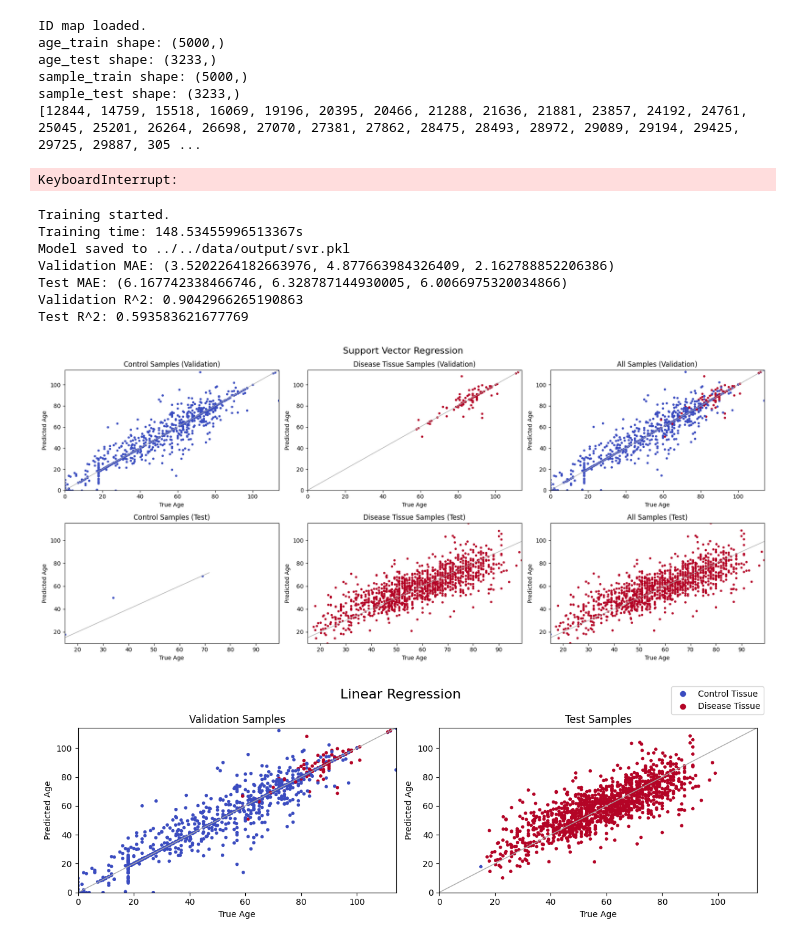
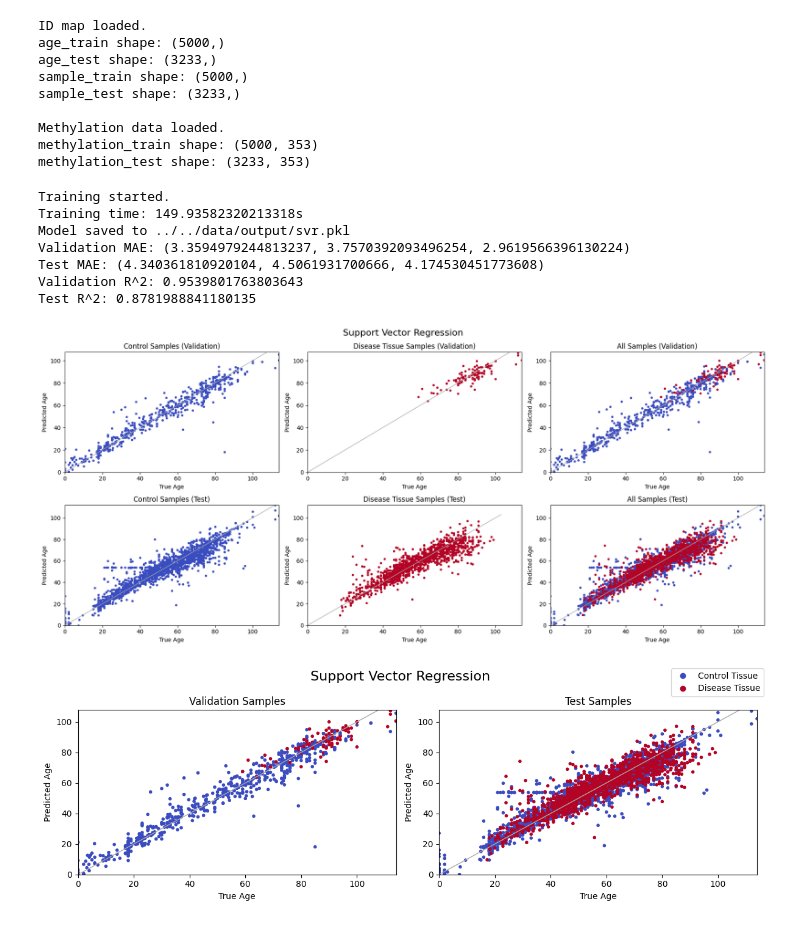
Before and after one commit to praneethuppari/cs4824_project, a Jupyter notebook: src/models_final/svr.ipynb, the cells around one changed output. Saved outputs shown, nothing was run; the diff lists cells and outputs as text; code cells hidden in the pictures.

Commit message:
New models

```diff
--- a/src/models_final/svr.ipynb
+++ b/src/models_final/svr.ipynb
@@ -101,23 +101,16 @@ print("sample_train shape:", sample_train.shape)
 print("sample_test shape:",sample_test.shape)
 
 # Load methylation data
-with open(indices_levine_dir, 'rb') as indices_levine_file:
-    indices_levine = pickle.load(indices_levine_file)
+# with open(indices_levine_dir, 'rb') as indices_levine_file:
+#     indices_levine = pickle.load(indices_levine_file)
 
 with open(indices_hovarth_dir, 'rb') as indices_hovarth_file:
     indices_hovarth = pickle.load(indices_hovarth_file)
 
-optimal_indices = indices_levine + indices_hovarth
-optimal_indices = sorted(set(optimal_indices))
+# optimal_indices = indices_levine + indices_hovarth
+# optimal_indices = sorted(set(optimal_indices))
 
-def fill(lst, n):
-    existing_values = set(lst)
-    missing_values = [value for value in range(n + 1) if value not in existing_values]
-    lst.extend(missing_values)
-
-fill(optimal_indices, 20000)
-
-methylation_data = load_methylation_h5('../../data/input/train.h5', rows=optimal_indices)
+methylation_data = load_methylation_h5('../../data/input/train.h5', rows=indices_hovarth)
 print("\nMethylation data loaded.")
 
 train_data = methylation_data[:5000]
@@ -131,8 +124,10 @@ age_train shape: (5000,)
 age_test shape: (3233,)
 sample_train shape: (5000,)
 sample_test shape: (3233,)
-[12844, 14759, 15518, 16069, 19196, 20395, 20466, 21288, 21636, 21881, 23857, 24192, 24761, 25045, 25201, 26264, 26698, 27070, 27381, 27862, 28475, 28493, 28972, 29089, 29194, 29425, 29725, 29887, 305 ...
+
+Methylation data loaded.
+methylation_train shape: (5000, 353)
+methylation_test shape: (3233, 353)
-KeyboardInterrupt:
 # %%
 from sklearn.model_selection import train_test_split
 import random
@@ -152,12 +147,28 @@ sample_type_valid = sample_train[indices_valid]
 feature_size = methylation_train.shape[1]
 # %%
 from sklearn.svm import SVR
+from sklearn.model_selection import GridSearchCV
 
 # Train model
 def train_ml(X_train, y_train):
-    svr = SVR(kernel='linear', C=1.0)
-    svr.fit(X_train, y_train)
-    return svr
+    # Define the parameter grid
+    param_grid = {'C': [0.1, 1, 10], 'gamma': ['scale', 'auto', 0.1, 0.01]}
+
+    # Create an SVM regressor
+    svm_regressor = SVR()
+
+    # Perform grid search with cross-validation
+    grid_search = GridSearchCV(svm_regressor, param_grid, cv=5)
+    grid_search.fit(X_train, y_train)
+
+    # Get the best parameters
+    best_params = grid_search.best_params_
+
+    # Train the model with the best parameters
+    best_svm_regressor = SVR(**best_params)
+    best_svm_regressor.fit(X_train, y_train)
+
+    return best_svm_regressor
 
 # Evaluate model
 def evaluate_ml(mode, y_true, y_pred, sample_type):
@@ -226,12 +237,12 @@ age_valid_pred[age_valid_pred < 0] = 0
 age_test_pred[age_test_pred < 0] = 0
 # %% [output]
 Training started.
-Training time: 148.53455996513367s
+Training time: 149.93582320213318s
 Model saved to ../../data/output/svr.pkl
-Validation MAE: (3.5202264182663976, 4.877663984326409, 2.162788852206386)
-Test MAE: (6.167742338466746, 6.328787144930005, 6.0066975320034866)
-Validation R^2: 0.9042966265190863
-Test R^2: 0.593583621677769
+Validation MAE: (3.3594979244813237, 3.7570392093496254, 2.9619566396130224)
+Test MAE: (4.340361810920104, 4.5061931700666, 4.174530451773608)
+Validation R^2: 0.9539801763803643
+Test R^2: 0.8781988841180135
 # %%
 import matplotlib.pyplot as plt
 
@@ -310,7 +321,7 @@ axes[1, 2].set_title('All Samples (Test)')
 plt.tight_layout()
 plt.show()
 # %% [output]
-[figure, old version]
+[figure, new version]
 # %%
 import matplotlib.pyplot as plt
 
@@ -326,35 +337,35 @@ disease_test_mask = sample_test == 1
 fig, axes = plt.subplots(1, 2, figsize=(12, 4))
 
 # Set title
-plt.suptitle("Linear Regression", fontsize=16)
+plt.suptitle("Support Vector Regression", fontsize=16)
 
 # Prediction line
 def plot_perfect_prediction_line(ax):
     x = ax.get_xlim()
     y = ax.get_ylim()
     min_val = 0
     max_val = max(x[1], y[1])
     ax.plot([min_val, max_val], [min_val, max_val], '-', color='darkgray', linewidth=1.0)
 
 # Plot control and disease samples with a legend
 for i, ax in enumerate(axes):
     if i == 0:
         scatter = ax.scatter(age_valid, age_valid_pred, marker='.', c=sample_type_valid, cmap=plt.cm.coolwarm)
     else:
         scatter = ax.scatter(age_test, age_test_pred, marker='.', c=sample_test, cmap=plt.cm.coolwarm)
 
     plot_perfect_prediction_line(ax)
     ax.set_xlim(left=min(age_valid), right=max(age_valid))
     ax.set_ylim(bottom=min(age_valid_pred), top=max(age_valid_pred))
     ax.set_xlabel('True Age')
     ax.set_ylabel('Predicted Age')
     ax.set_title('Validation Samples' if i == 0 else 'Test Samples')
 
 # Create a legend
 legend_labels = ['Control Tissue', 'Disease Tissue']
 legend = fig.legend(handles=scatter.legend_elements()[0], labels=legend_labels, loc="upper right")
 
 plt.tight_layout()
 plt.show()
 # %% [output]
-[figure, old version]
+[figure, new version]
```
Also changed, not shown: 4 other files.
